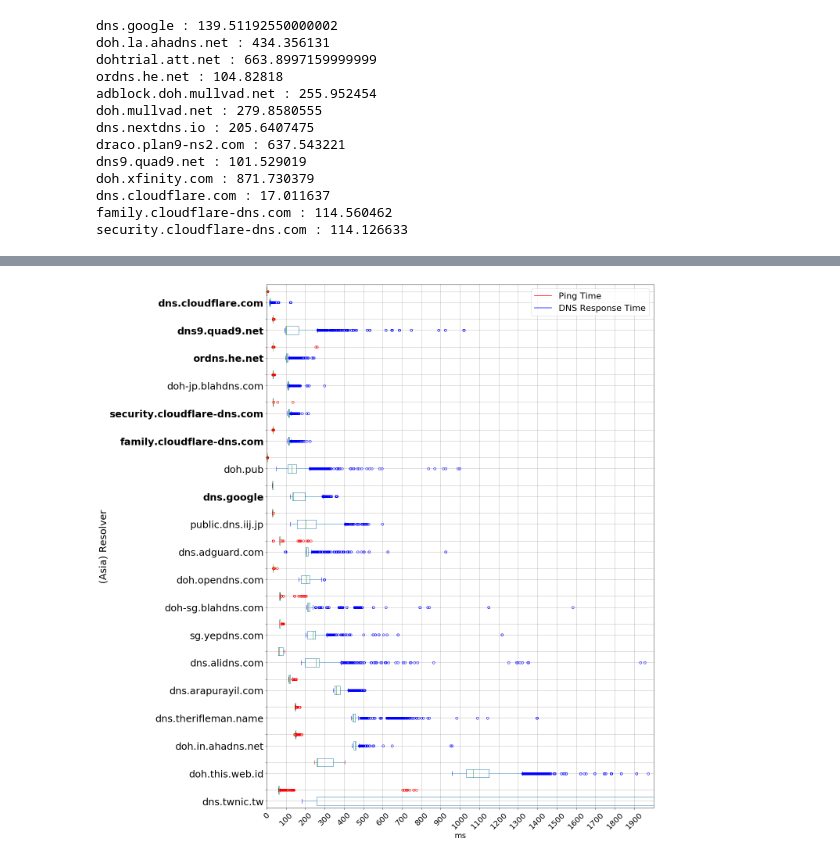
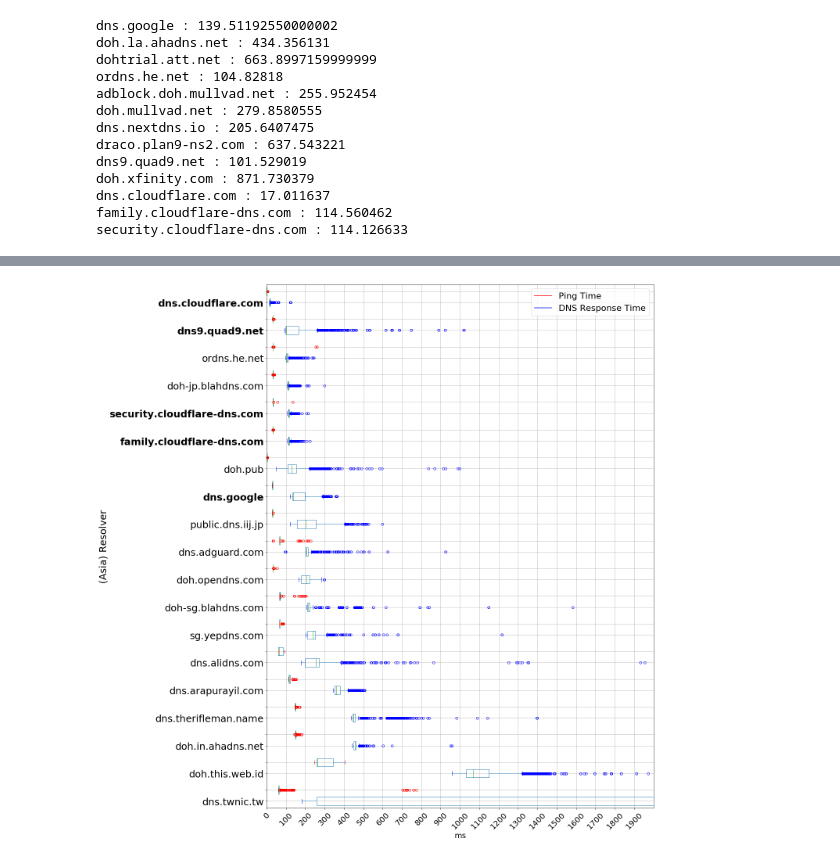
Before and after one commit to noise-lab/dns-measurement, a Jupyter notebook: src/measure/dns-timing/Asia_data_full.ipynb, the cells around one changed output, grey strips where cells are left out. Drawn from its saved outputs; the diff is of its cells as text; code cells hidden in the pictures.

```diff
--- a/src/measure/dns-timing/Asia_data_full.ipynb
+++ b/src/measure/dns-timing/Asia_data_full.ipynb
@@ -417,35 +416,34 @@ z = "red"
 medians = asia_frame_to_plot.median()
 medians.sort_values(ascending=False, inplace=True)
 ping_times = asia_ping[medians.index]
 asia_response_times = asia_frame_to_plot[medians.index]
 
 
 asia_boxplot = asia_response_times.boxplot(vert=False,figsize=(20,20),showfliers=True,capprops=dict(color=c),whiskerprops=dict(color=c),flierprops=dict(color=c, markeredgecolor=c),medianprops=dict(color=c), meanprops=dict(color=c),  positions=np.array(range(len(asia_dict_resp_time_series)))*2.0-0.4, widths=0.6)
 asia_ping_boxplot = ping_times.boxplot(vert=False,figsize=(20,20),showfliers=True,capprops=dict(color=z),whiskerprops=dict(color=z),flierprops=dict(color=z, markeredgecolor=z),medianprops=dict(color=z), meanprops=dict(color=z), positions=np.array(range(len(asia_dict_ping_series)))*2.0+0.4, widths=0.6)
 
 plt.plot([], c='red', label='Ping Time')
 plt.plot([], c='blue', label='DNS Response Time')
 
 plt.legend(loc = 'upper right', fontsize=22)
 
 xl = 2000
 plt.xlim(0,xl)
 plt.xlabel('ms', fontsize=20)
 plt.ylabel('(Asia) Resolver', fontsize=25)
 plt.gca().get_yticklabels()[18].set_weight("bold")
 plt.gca().get_yticklabels()[17].set_weight("bold")
-plt.gca().get_yticklabels()[16].set_weight("bold")
 plt.gca().get_yticklabels()[14].set_weight("bold")
 plt.gca().get_yticklabels()[13].set_weight("bold")
 plt.gca().get_yticklabels()[11].set_weight("bold")
 plt.xticks(np.arange(0, xl, step=100), rotation=45,fontsize=20)
 plt.yticks(fontsize=25)
 plt.grid(True)
 plt.tight_layout()
 plt.savefig("../../../paper/figures/Seoul_Asia_Full.pdf")
 plt.show()
 # %% [output]
-[figure, old version]
+[figure, new version]
 # %%
 # Median of each resolver in ascending order (removed the ones with nan)
 eur_array_of_resolvers = pd.Series(ip_europe['resolver']).unique()
```
Also changed, not shown: parts of 2 cells of this notebook, 17 other files.
